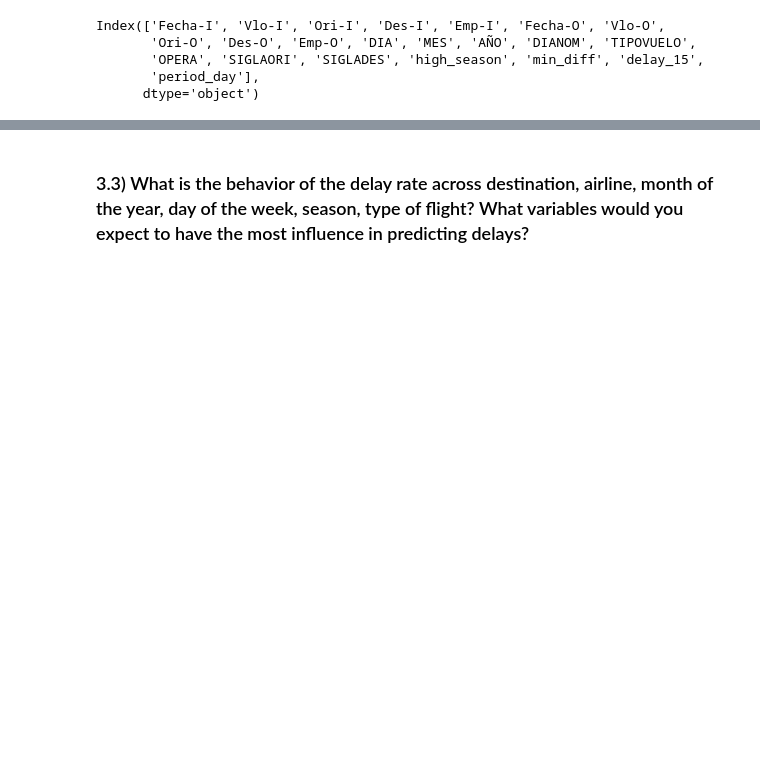
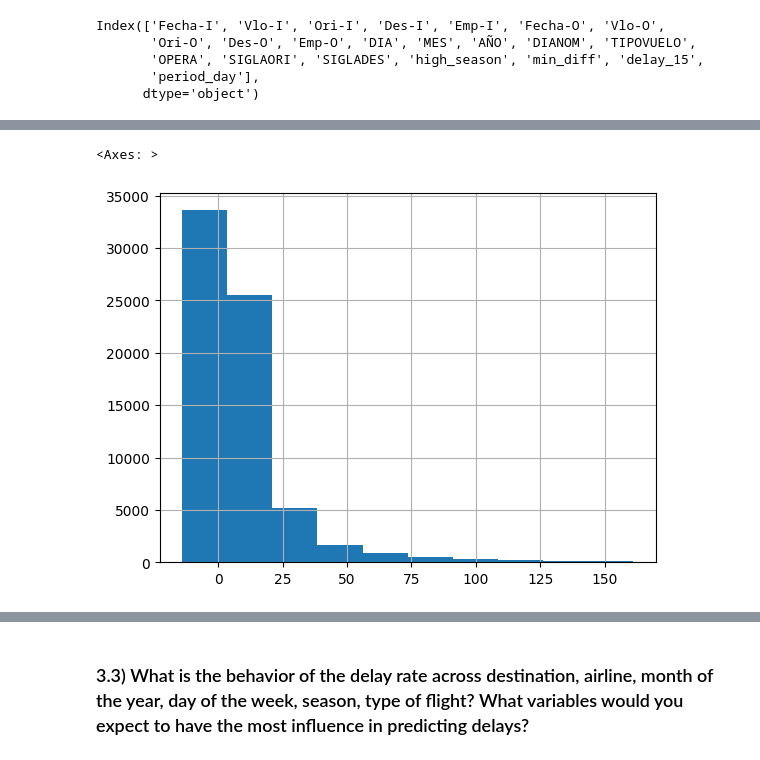
Before and after one commit to jekasores/latam_ds_challenge, a Jupyter notebook: solution.ipynb, the cells around one changed output, grey strips where cells are left out. Cells and saved outputs as stored; diff of their text form; code cells hidden in the pictures; blank space fills up the shorter version.

```diff
--- a/solution.ipynb
+++ b/solution.ipynb
@@ -425,0 +441,5 @@ df.to_csv("dataset/synthetic_features.csv", index=False)
+# %%
+df['min_diff'].hist()
+# %% [output]
+<Axes: >
+[figure, added]
```
Also changed, not shown: parts of 5 cells of this notebook.
